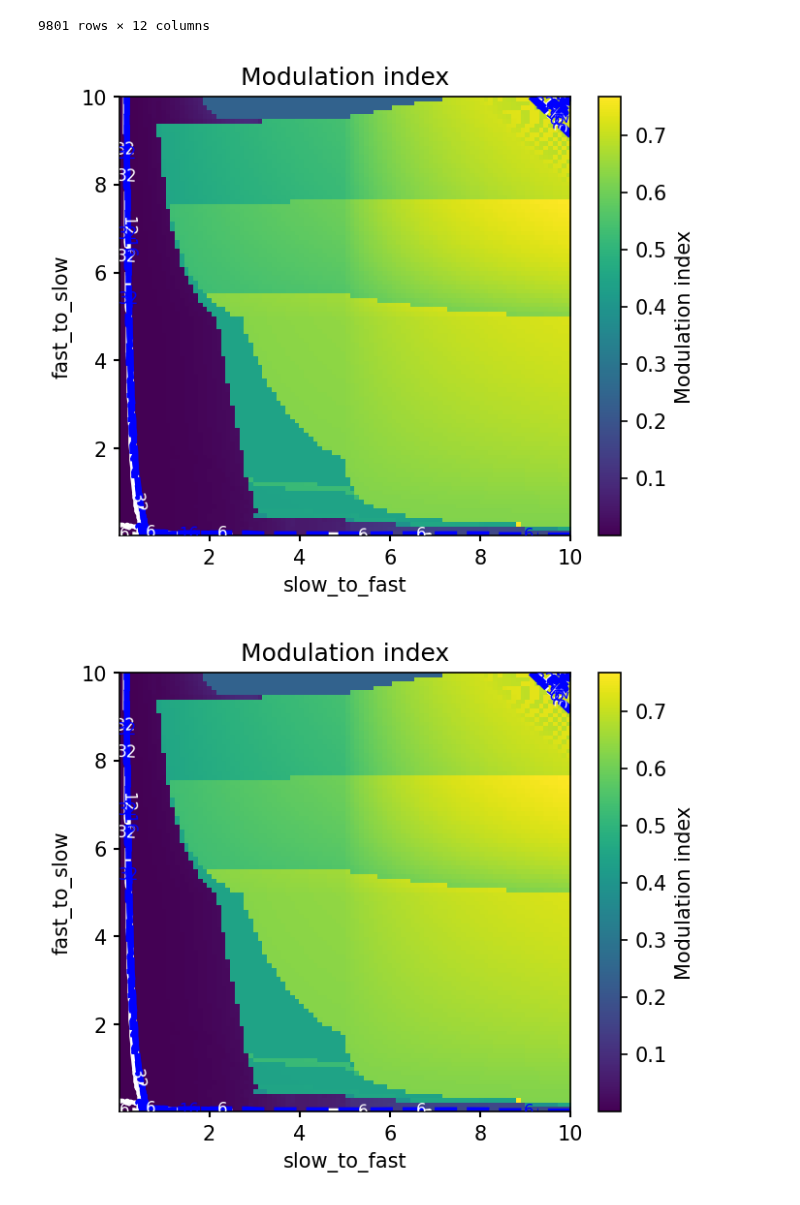
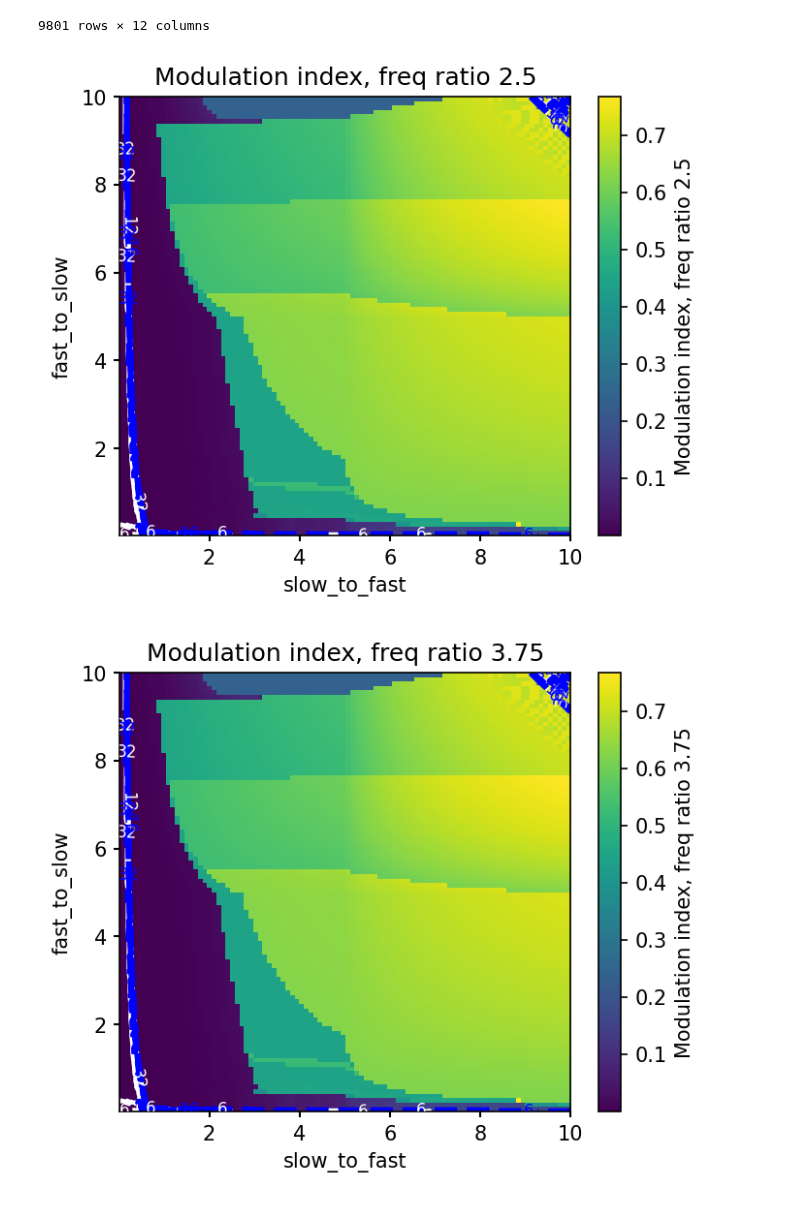
Before and after one commit to jajcayn/Hopf_CFC_analysis, a Jupyter notebook: high_resolution_conn_analysis.ipynb, the cells around one changed output. Drawn from its saved outputs; the diff is of its cells as text; code cells hidden in the pictures.

Commit message:
fix title plots

```diff
--- a/high_resolution_conn_analysis.ipynb
+++ b/high_resolution_conn_analysis.ipynb
@@ -349,22 +349,22 @@ df_high = search.dfResults[(search.dfResults['slow_to_fast']>1 ) & (search.dfRes
 # %%
 for ratio_freq_fs in np.unique(df_non_zero_conn.ratio_freq):
     df_temp = df_non_zero_conn[df_non_zero_conn.ratio_freq == ratio_freq_fs]
     eu.plotExplorationResults(
         df_temp,
         par1=["slow_to_fast","slow_to_fast"],
         par2=["fast_to_slow","fast_to_slow"],
         plot_key="modulation_index",
         nan_to_zero=False,
-        plot_key_label="Modulation index",
+        plot_key_label=f"Modulation index, freq ratio {ratio_freq_fs}",
         contour=["max_freq_slow", "max_freq_fast"],
         contour_color=[["white"], ["blue"]],
         contour_levels=[[6,12,32],[6,16,32]],
         contour_alpha=[1.0, 1.0],
         contour_kwargs={
             0: {"linewidths": (2,), "clabel": True},
             1: {"linestyles": "--", "linewidths": (3,), "clabel": True},
         },
     )
 # %% [output]
-[figure, old version]
+[figure, new version]
-[figure, old version]
+[figure, new version]
```
Also changed, not shown: parts of 3 cells of this notebook.
